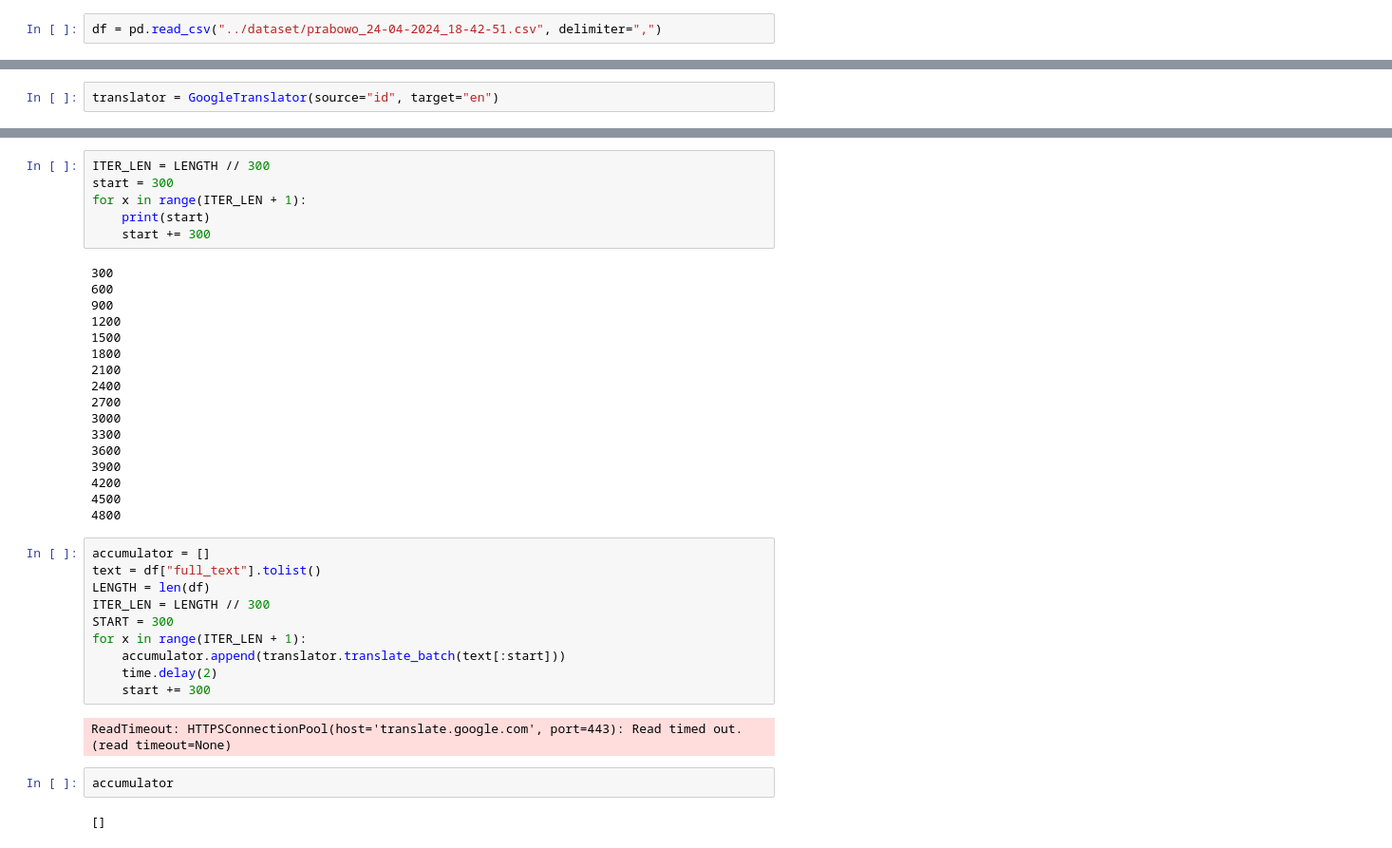
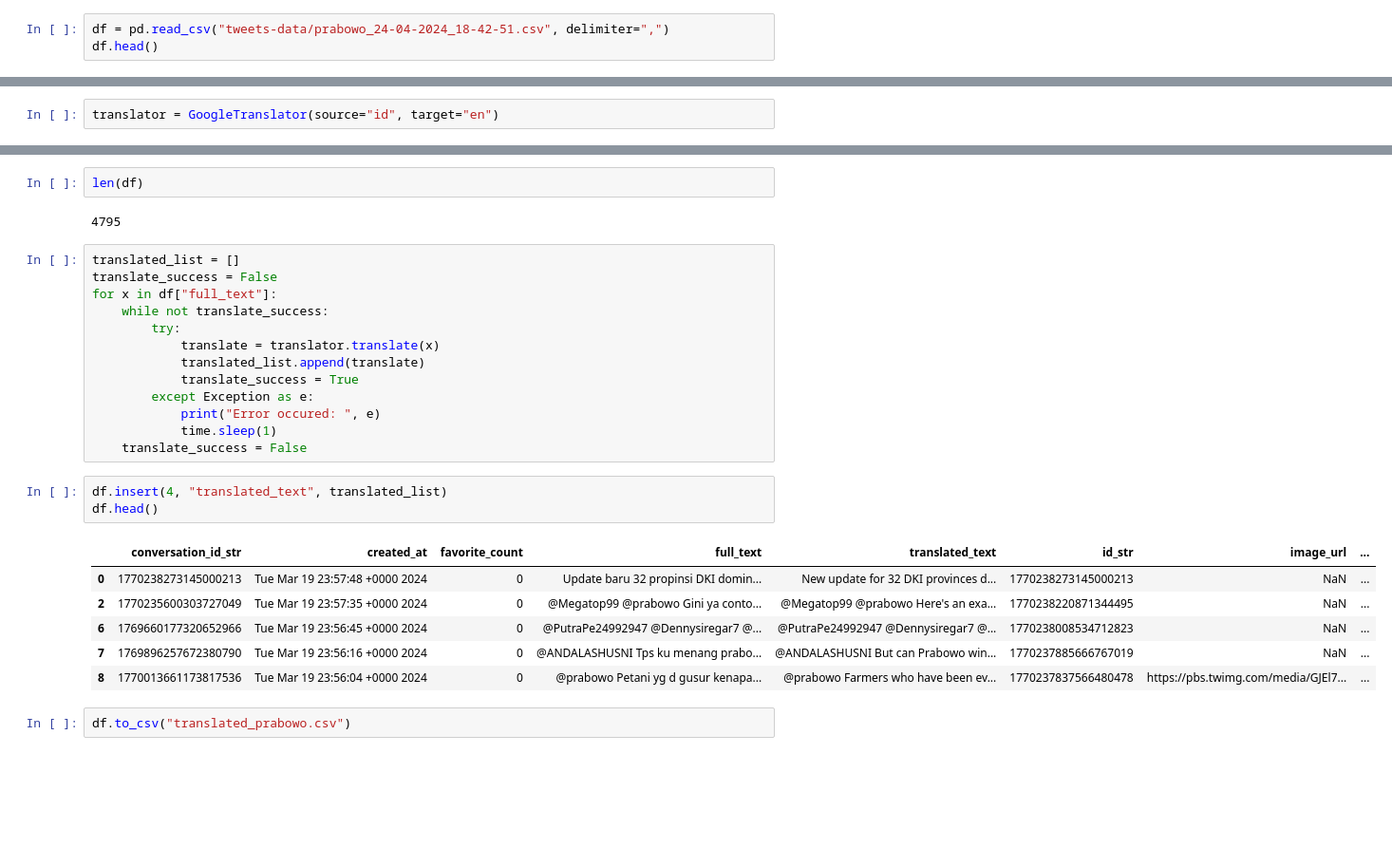
Before and after one commit to Arthdrm/PythonCode, a Jupyter notebook: scrapping-data-viz/data_lab.ipynb, the cells around one changed output, grey strips where cells are left out. Shown: that part at 95% size. Drawn from its saved outputs; the diff is of its cells as text; blank space fills up the shorter version.

```diff
--- a/scrapping-data-viz/data_lab.ipynb
+++ b/scrapping-data-viz/data_lab.ipynb
@@ -5,2 +7,3 @@ import time
 # %%
-df = pd.read_csv("../dataset/prabowo_24-04-2024_18-42-51.csv", delimiter=",")
+df = pd.read_csv("tweets-data/prabowo_24-04-2024_18-42-51.csv", delimiter=",")
+df.head()
@@ -50,39 +51,29 @@ test_single
-# %%
-ITER_LEN = LENGTH // 300
-start = 300
-for x in range(ITER_LEN + 1):
-    print(start)
-    start += 300
-# %% [output]
-300
-600
-900
-1200
-1500
-1800
-2100
-2400
-2700
-3000
-3300
-3600
-3900
-4200
-4500
-4800
-# %%
-accumulator = []
-text = df["full_text"].tolist()
-LENGTH = len(df)
-ITER_LEN = LENGTH // 300
-START = 300
-for x in range(ITER_LEN + 1):
-    accumulator.append(translator.translate_batch(text[:start]))
-    time.delay(2)
-    start += 300
-# %% [output]
-ReadTimeout: HTTPSConnectionPool(host='translate.google.com', port=443): Read timed out. (read timeout=None)
-# %%
-accumulator
-# %% [output]
-[]
+# %%
+len(df)
+# %% [output]
+4795
+# %%
+translated_list = []
+translate_success = False
+for x in df["full_text"]:
+    while not translate_success:
+        try:
+            translate = translator.translate(x)
+            translated_list.append(translate)
+            translate_success = True
+        except Exception as e:
+            print("Error occured: ", e)
+            time.sleep(1)
+    translate_success = False
+# %%
+df.insert(4, "translated_text", translated_list)
+df.head()
+# %% [output]
+|  | conversation_id_str | created_at | favorite_count | full_text | translated_text | id_str | image_url | ... |
+| 0 | 1770238273145000213 | Tue Mar 19 23:57:48 +0000 2024 | 0 | Update baru 32 propinsi DKI domin... | New update for 32 DKI provinces d... | 1770238273145000213 | NaN | ... |
+| 2 | 1770235600303727049 | Tue Mar 19 23:57:35 +0000 2024 | 0 | @Megatop99 @prabowo Gini ya conto... | @Megatop99 @prabowo Here's an exa... | 1770238220871344495 | NaN | ... |
+| 6 | 1769660177320652966 | Tue Mar 19 23:56:45 +0000 2024 | 0 | @PutraPe24992947 @Dennysiregar7 @... | @PutraPe24992947 @Dennysiregar7 @... | 1770238008534712823 | NaN | ... |
+| 7 | 1769896257672380790 | Tue Mar 19 23:56:16 +0000 2024 | 0 | @ANDALASHUSNI Tps ku menang prabo... | @ANDALASHUSNI But can Prabowo win... | 1770237885666767019 | NaN | ... |
+| 8 | 1770013661173817536 | Tue Mar 19 23:56:04 +0000 2024 | 0 | @prabowo Petani yg d gusur kenapa... | @prabowo Farmers who have been ev... | 1770237837566480478 | https://pbs.twimg.com/media/GJEl7... | ... |
+# %%
+df.to_csv("translated_prabowo.csv")
```
Also changed, not shown: parts of 21 cells of this notebook, 4 other files.
